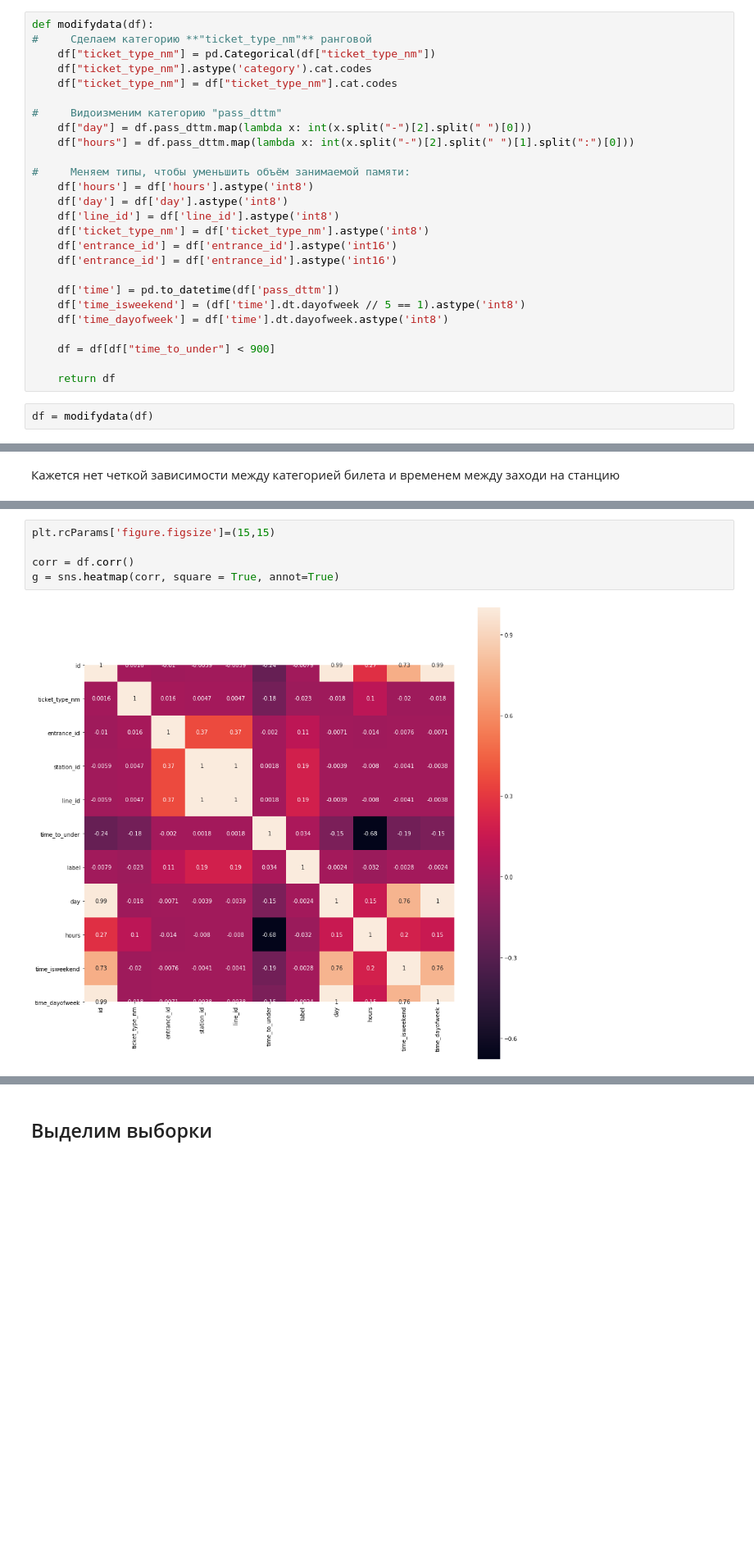
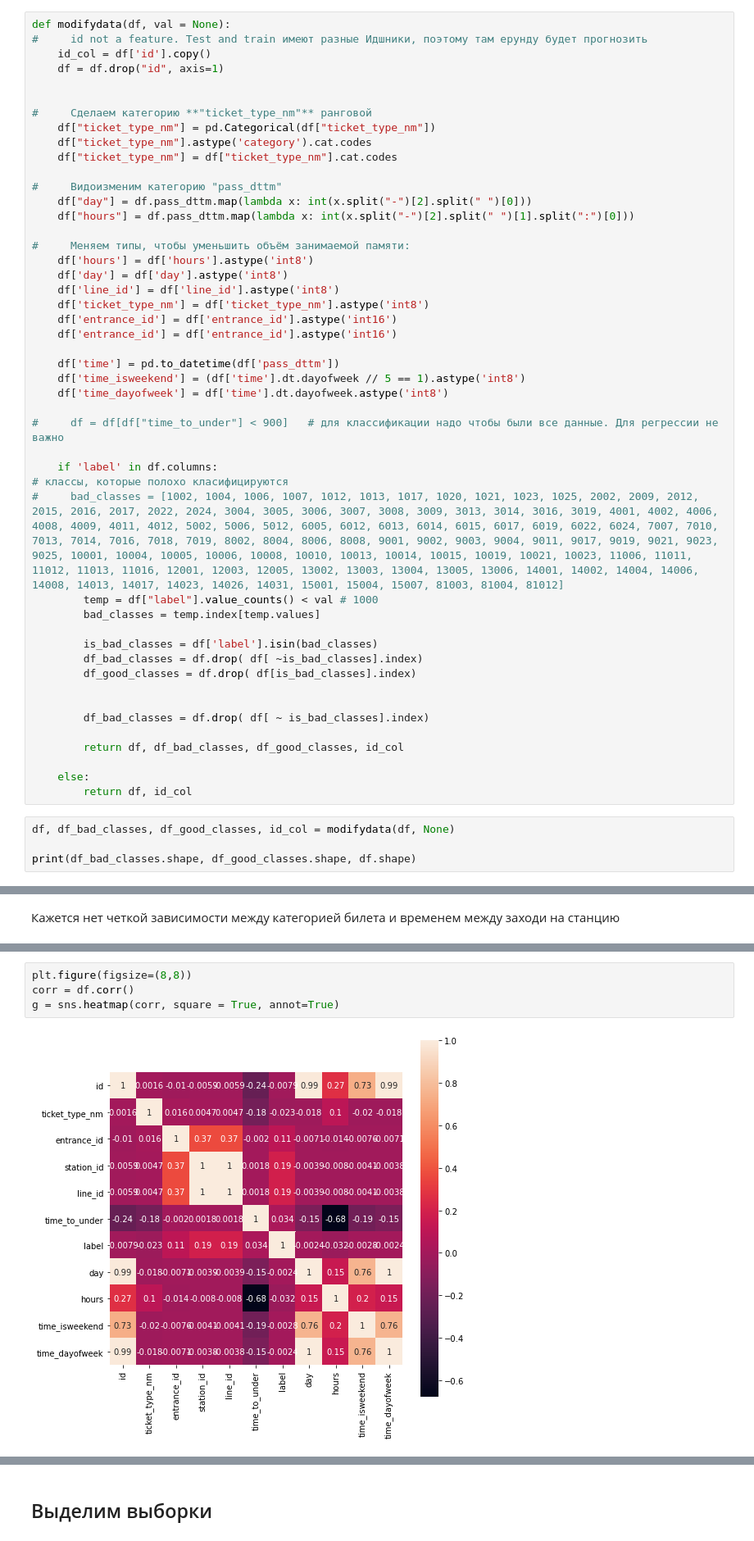
Before and after one commit to ivanlipko/ml_predict_moscow_metro, a Jupyter notebook: Метро_baseline.ipynb, the cells around one changed output, grey strips where cells are left out. Shown at 82% size. Saved outputs shown, nothing was run; the diff lists cells and outputs as text; blank space fills up the shorter version.

```diff
--- a/Метро_baseline.ipynb
+++ b/Метро_baseline.ipynb
@@ -12,7 +102,12 @@ from sklearn.ensemble import RandomForestClassifier, RandomForestRegressor
 # df = pd.read_csv("./train_dataset_train.csv", nrows = 100000)
 df = pd.read_csv("./train_dataset_train.csv")
 # %%
-def modifydata(df):
+def modifydata(df, val = None):
+#     id not a feature. Test and train имеют разные Идшники, поэтому там ерунду будет прогнозить
+    id_col = df['id'].copy()
+    df = df.drop("id", axis=1)
+
+
 #     Сделаем категорию **"ticket_type_nm"** ранговой
     df["ticket_type_nm"] = pd.Categorical(df["ticket_type_nm"])
     df["ticket_type_nm"].astype('category').cat.codes
@@ -34,8 +129,26 @@ def modifydata(df):
     df['time_isweekend'] = (df['time'].dt.dayofweek // 5 == 1).astype('int8')
     df['time_dayofweek'] = df['time'].dt.dayofweek.astype('int8')
 
-    df = df[df["time_to_under"] < 900]
+#     df = df[df["time_to_under"] < 900]   # для классификации надо чтобы были все данные. Для регрессии не важно
 
-    return df
+    if 'label' in df.columns:
+# классы, которые полохо класифицируются
+#     bad_classes = [1002, 1004, 1006, 1007, 1012, 1013, 1017, 1020, 1021, 1023, 1025, 2002, 2009, 2012, 2015, 2016, 2017, 2022, 2024, 3004, 3005, 3006, 3007, 3008, 3009, 3013, 3014, 3016, 3019, 4001, 4002, 4006, 4008, 4009, 4011, 4012, 5002, 5006, 5012, 6005, 6012, 6013, 6014, 6015, 6017, 6019, 6022, 6024, 7007, 7010, 7013, 7014, 7016, 7018, 7019, 8002, 8004, 8006, 8008, 9001, 9002, 9003, 9004, 9011, 9017, 9019, 9021, 9023, 9025, 10001, 10004, 10005, 10006, 10008, 10010, 10013, 10014, 10015, 10019, 10021, 10023, 11006, 11011, 11012, 11013, 11016, 12001, 12003, 12005, 13002, 13003, 13004, 13005, 13006, 14001, 14002, 14004, 14006, 14008, 14013, 14017, 14023, 14026, 14031, 15001, 15004, 15007, 81003, 81004, 81012]
+        temp = df["label"].value_counts() < val # 1000
+        bad_classes = temp.index[temp.values]
+
+        is_bad_classes = df['label'].isin(bad_classes)
+        df_bad_classes = df.drop( df[ ~is_bad_classes].index)
+        df_good_classes = df.drop( df[is_bad_classes].index)
+
+
+        df_bad_classes = df.drop( df[ ~ is_bad_classes].index)
+
+        return df, df_bad_classes, df_good_classes, id_col
+
+    else:
+        return df, id_col
-# %%
-df = modifydata(df)
+# %%
+df, df_bad_classes, df_good_classes, id_col = modifydata(df, None)
+
+print(df_bad_classes.shape, df_good_classes.shape, df.shape)
@@ -169,7 +243,6 @@ sns.jointplot(x = "ticket_type_nm", y = 'label', data = df, kind = 'reg')
 # %%
-plt.rcParams['figure.figsize']=(15,15)
-
+plt.figure(figsize=(8,8))
 corr = df.corr()
 g = sns.heatmap(corr, square = True, annot=True)
 # %% [output]
-[figure, old version]
+[figure, new version]
```
Also changed, not shown: parts of 82 cells of this notebook.
